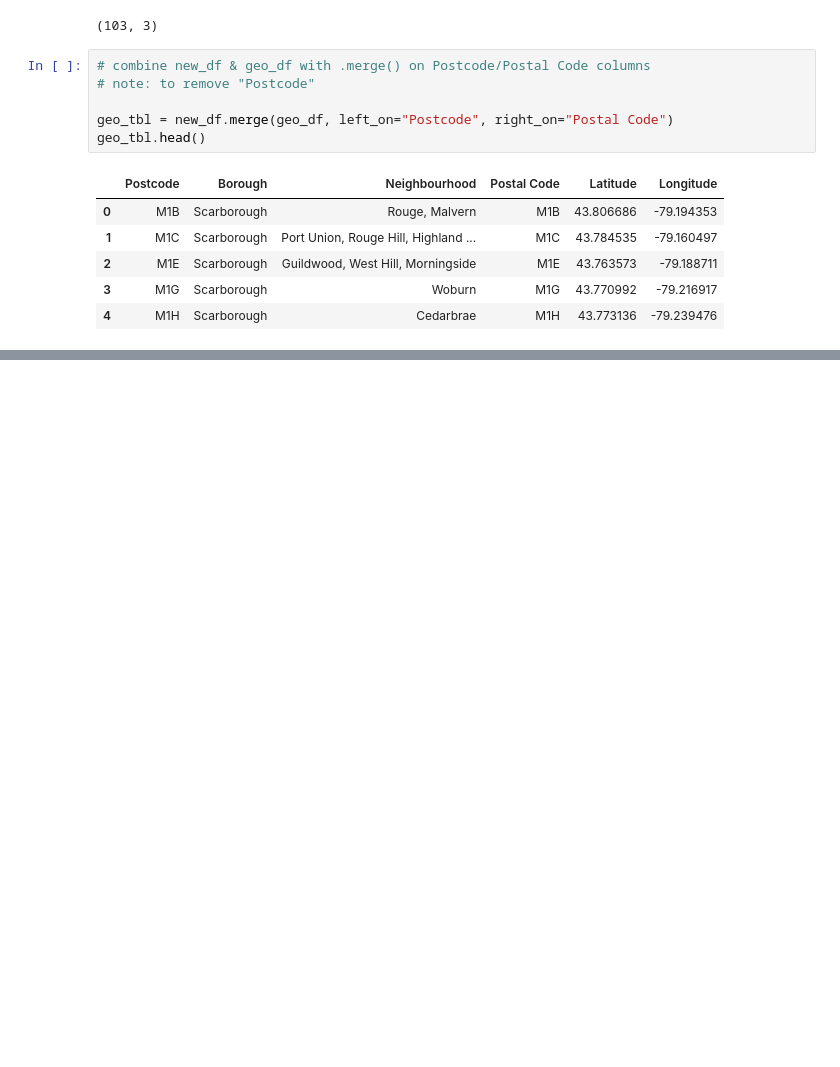
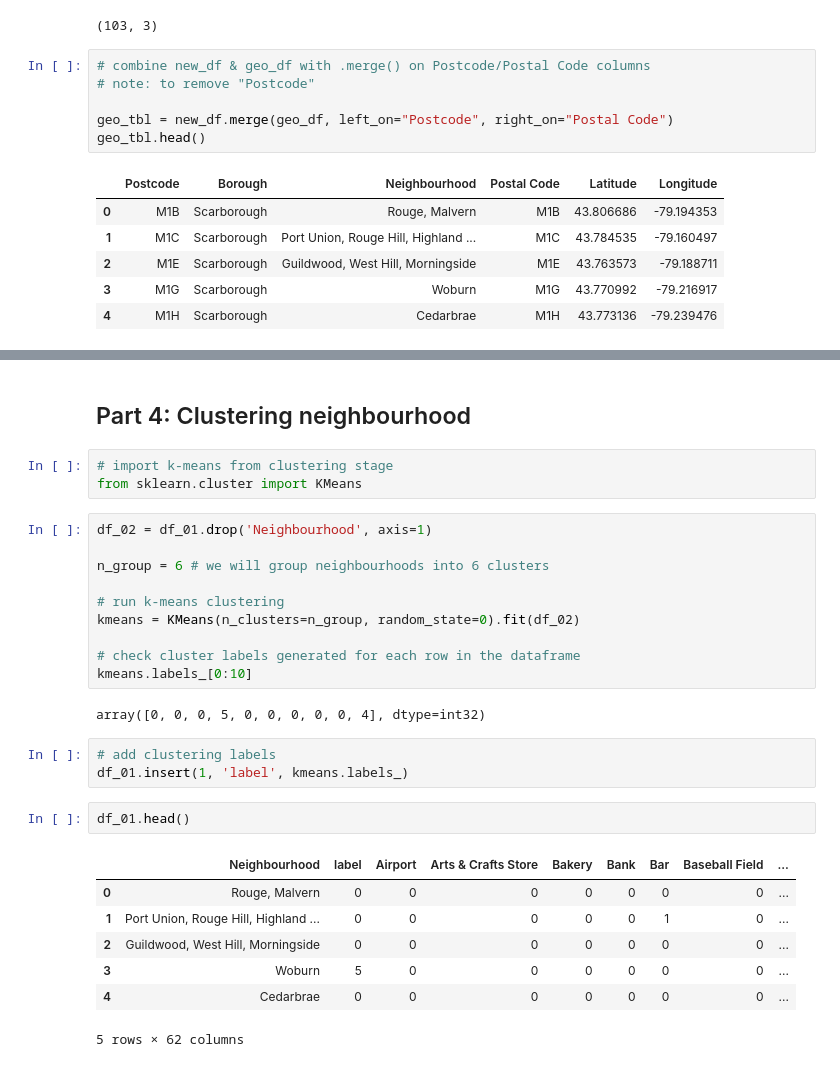
Before and after one commit to 6969tls/IBM-Applied-Data-Science-Week3, a Jupyter notebook: Applied Data Science Capstone.ipynb, the cells around one changed output, grey strips where cells are left out. Drawn from its saved outputs; the diff is of its cells as text; blank space fills up the shorter version.

```diff
--- a/Applied Data Science Capstone.ipynb
+++ b/Applied Data Science Capstone.ipynb
@@ -607,0 +743,30 @@ geo_toronto.head()
+# %% [markdown]
+<H2>Part 4: Clustering neighbourhood</H2>
+# %%
+# import k-means from clustering stage
+from sklearn.cluster import KMeans
+# %%
+df_02 = df_01.drop('Neighbourhood', axis=1)
+
+n_group = 6 # we will group neighbourhoods into 6 clusters
+
+# run k-means clustering
+kmeans = KMeans(n_clusters=n_group, random_state=0).fit(df_02)
+
+# check cluster labels generated for each row in the dataframe
+kmeans.labels_[0:10]
+# %% [output]
+array([0, 0, 0, 5, 0, 0, 0, 0, 0, 4], dtype=int32)
+# %%
+# add clustering labels
+df_01.insert(1, 'label', kmeans.labels_)
+# %%
+df_01.head()
+# %% [output]
+|  | Neighbourhood | label | Airport | Arts & Crafts Store | Bakery | Bank | Bar | Baseball Field | ... |
+| 0 | Rouge, Malvern | 0 | 0 | 0 | 0 | 0 | 0 | 0 | ... |
+| 1 | Port Union, Rouge Hill, Highland ... | 0 | 0 | 0 | 0 | 0 | 1 | 0 | ... |
+| 2 | Guildwood, West Hill, Morningside | 0 | 0 | 0 | 0 | 0 | 0 | 0 | ... |
+| 3 | Woburn | 5 | 0 | 0 | 0 | 0 | 0 | 0 | ... |
+| 4 | Cedarbrae | 0 | 0 | 0 | 0 | 0 | 0 | 0 | ... |
+5 rows × 62 columns
```
Also changed, not shown: parts of 20 cells of this notebook.
